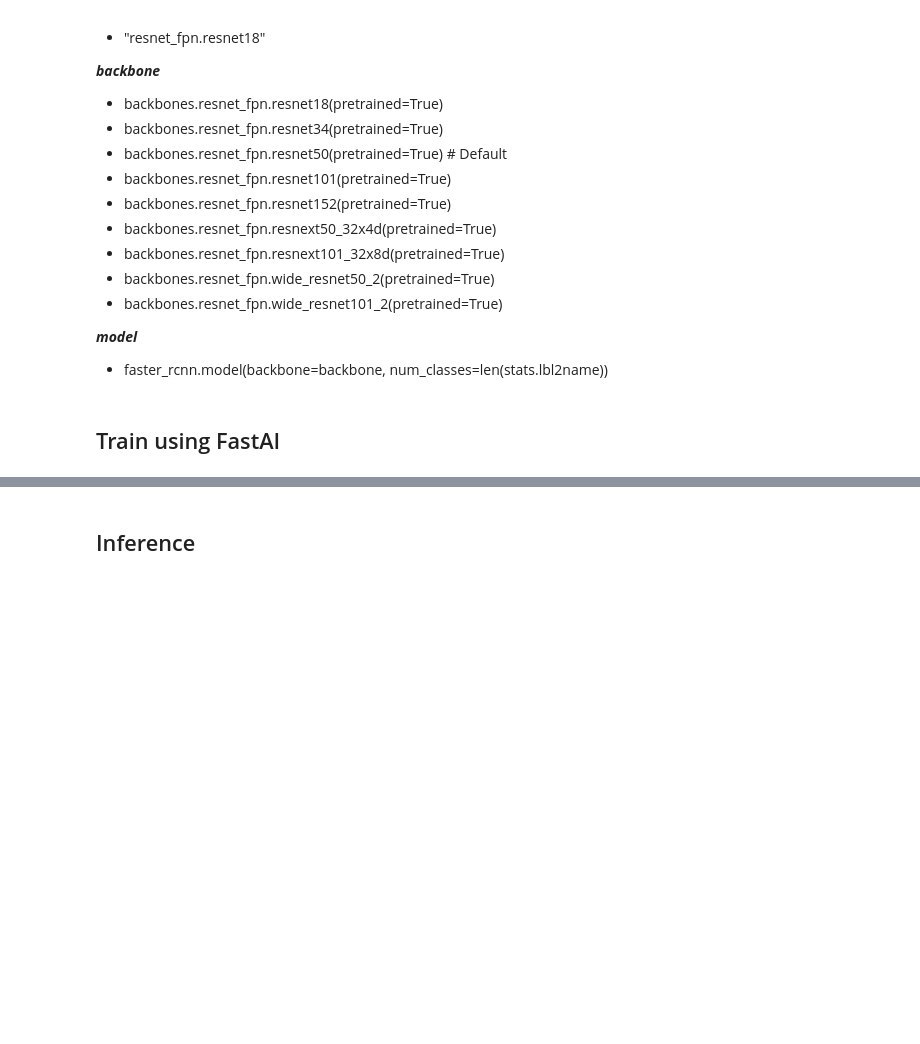
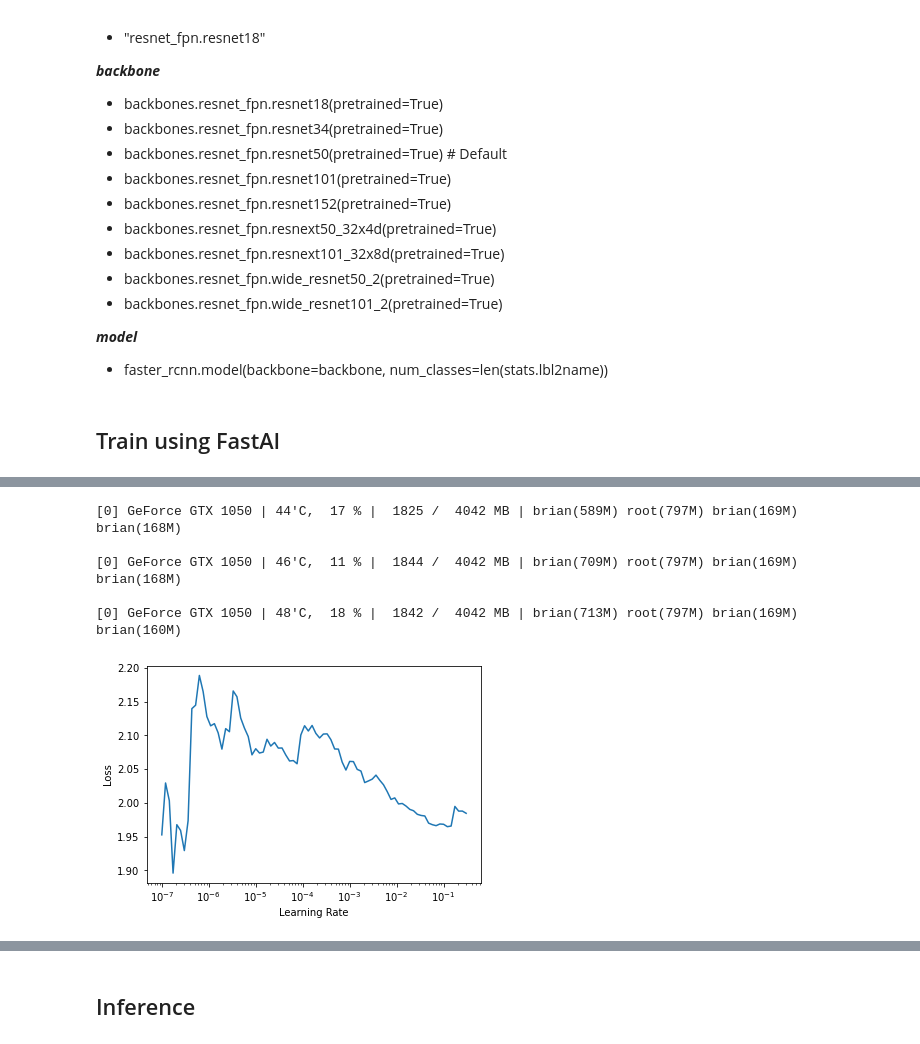
Before and after one commit to bguan/plmcbbox, a Jupyter notebook: 15_subcoco_effdet_icevision_fastai.ipynb, the cells around one changed output, grey strips where cells are left out. Cells and saved outputs as stored; diff of their text form; code cells hidden in the pictures; blank space fills up the shorter version.

```diff
--- a/15_subcoco_effdet_icevision_fastai.ipynb
+++ b/15_subcoco_effdet_icevision_fastai.ipynb
@@ -371,5 +369,6 @@ I have experimented with other models available out of box in IceVision, but ***
 ## Train using FastAI
 # %%
 # # Only do this if GPU avail, otherwise Github CI times out
-# if torch.cuda.is_available():
-#     learn.lr_find()
+if torch.cuda.is_available():
+    learn.lr_find()
+# %% [output]
@@ -376,3 +376,9 @@ I have experimented with other models available out of box in IceVision, but ***
+[0] GeForce GTX 1050 | 44'C,  17 % |  1825 /  4042 MB | brian(589M) root(797M) brian(169M) brian(168M)
+
+[0] GeForce GTX 1050 | 46'C,  11 % |  1844 /  4042 MB | brian(709M) root(797M) brian(169M) brian(168M)
+
+[0] GeForce GTX 1050 | 48'C,  18 % |  1842 /  4042 MB | brian(713M) root(797M) brian(169M) brian(160M)
+[figure, added]
 # %%
 #export
 # Wrap in function this doesn't run upon import or when generating docs
```
Also changed, not shown: parts of 12 cells of this notebook, 13 other files.
